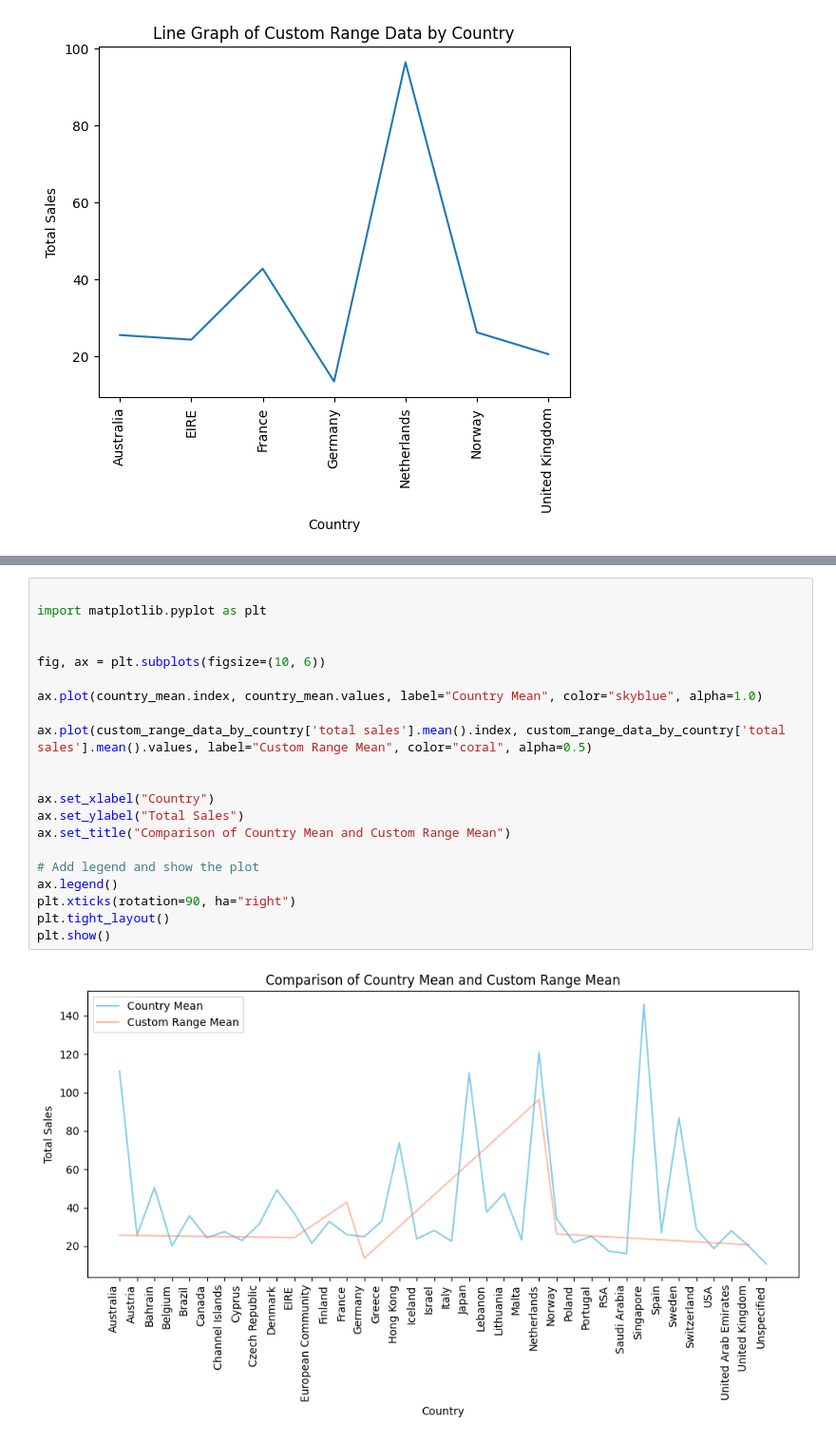
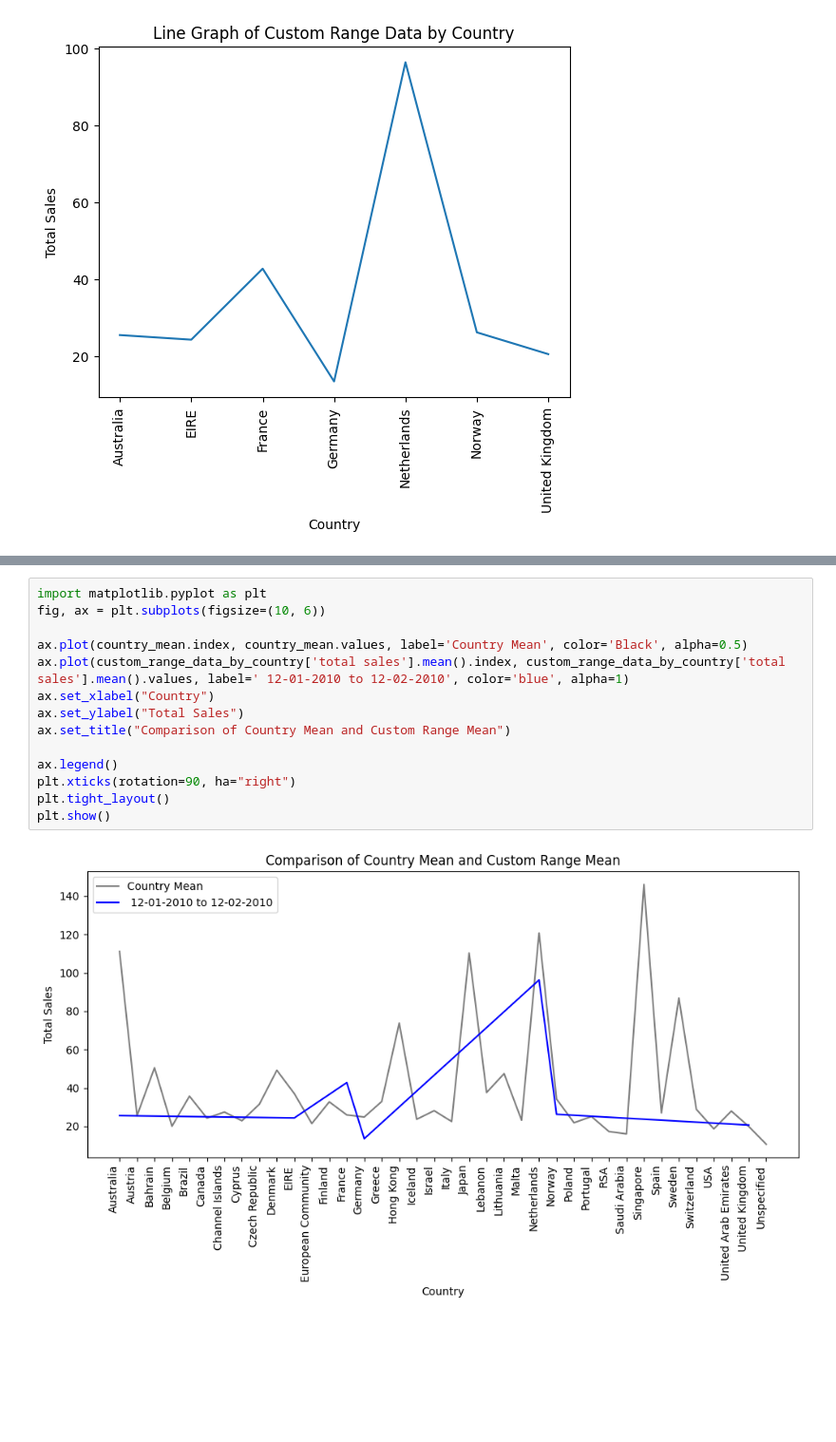
Before and after one commit to dhruv8112/intership, a Jupyter notebook: ecommerce_data.ipynb, the cells around one changed output, grey strips where cells are left out. Shown at 95% size. Drawn from its saved outputs; the diff is of its cells as text; blank space fills up the shorter version.

```diff
--- a/ecommerce_data.ipynb
+++ b/ecommerce_data.ipynb
@@ -974,25 +971,18 @@ United Kingdom           19.905299
 Unspecified              10.649753
 Name: total sales, dtype: float64
 # %%
-
 import matplotlib.pyplot as plt
-
-
 fig, ax = plt.subplots(figsize=(10, 6))
 
-ax.plot(country_mean.index, country_mean.values, label="Country Mean", color="skyblue", alpha=1.0)
-
-ax.plot(custom_range_data_by_country['total sales'].mean().index, custom_range_data_by_country['total sales'].mean().values, label="Custom Range Mean", color="coral", alpha=0.5)
-
-
+ax.plot(country_mean.index, country_mean.values, label='Country Mean', color='Black', alpha=0.5)
+ax.plot(custom_range_data_by_country['total sales'].mean().index, custom_range_data_by_country['total sales'].mean().values, label=' 12-01-2010 to 12-02-2010', color='blue', alpha=1)
 ax.set_xlabel("Country")
 ax.set_ylabel("Total Sales")
 ax.set_title("Comparison of Country Mean and Custom Range Mean")
 
-# Add legend and show the plot
 ax.legend()
 plt.xticks(rotation=90, ha="right")
 plt.tight_layout()
 plt.show()
 # %% [output]
-[figure, old version]
+[figure, new version]
```
Also changed, not shown: parts of 64 cells of this notebook.
